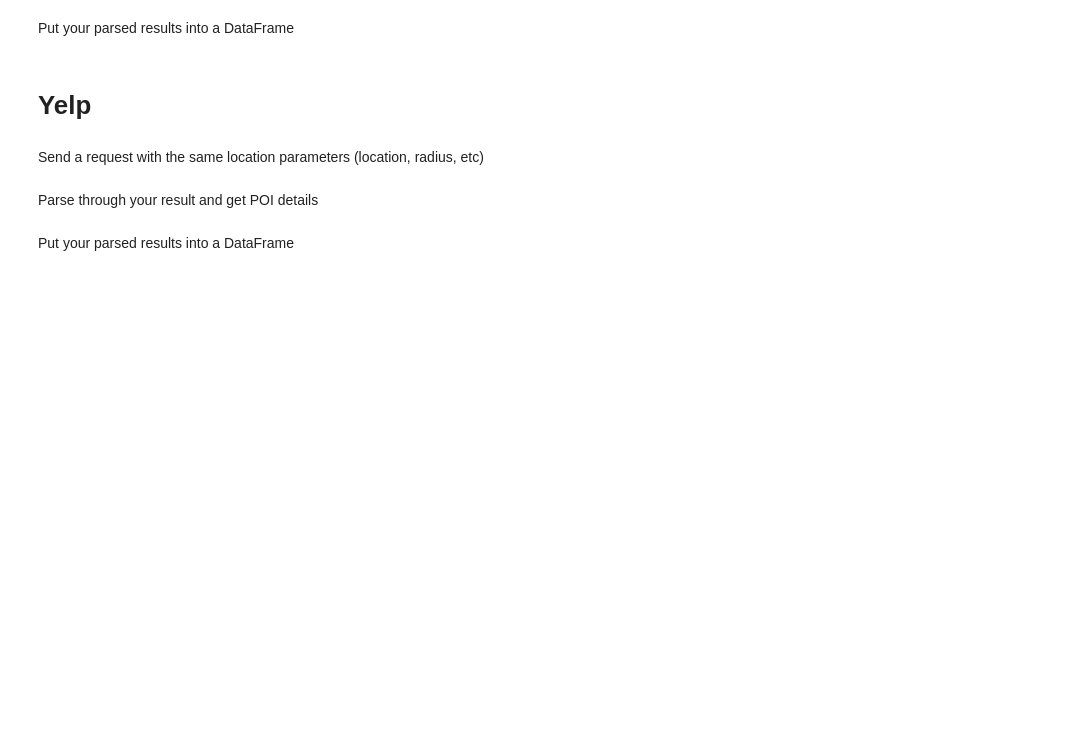
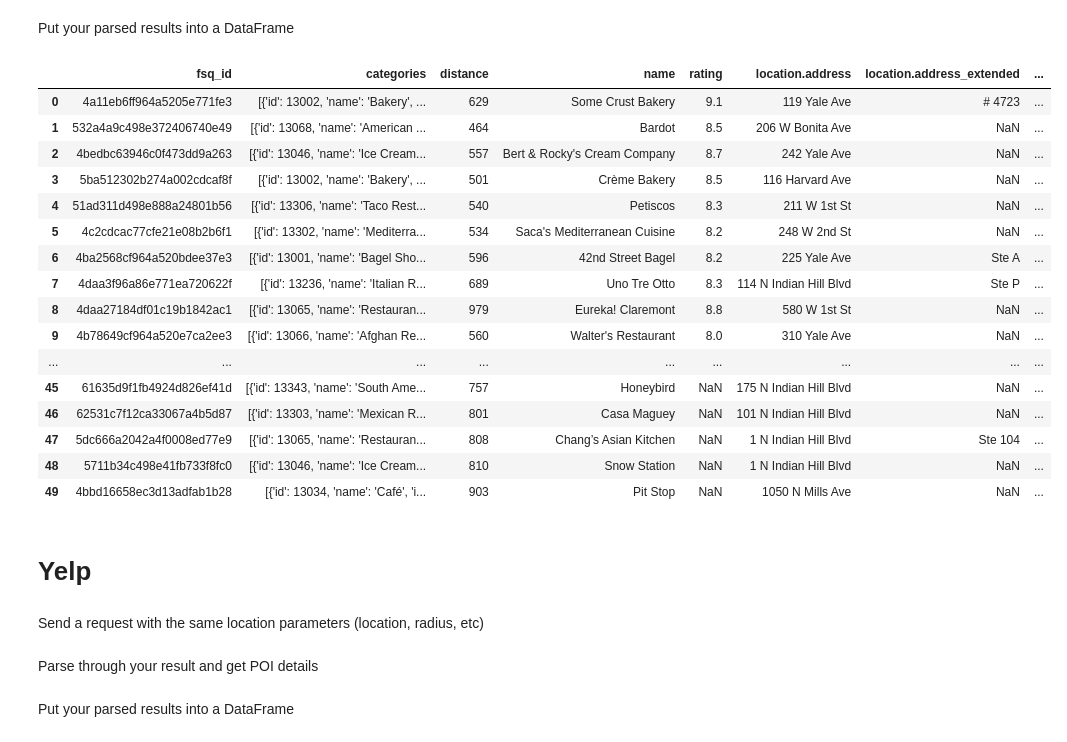
Before and after one commit to timothymhowe/m-project2, a Jupyter notebook: notebooks/EDA.ipynb, the cells around one changed output. Drawn from its saved outputs; the diff is of its cells as text; code cells hidden in the pictures; blank space fills up the shorter version.

```diff
--- a/notebooks/EDA.ipynb
+++ b/notebooks/EDA.ipynb
@@ -65,9 +95,30 @@ with fsq_place_query(get_coords_str(the_place)) as fsq_response:
 # %% [markdown]
 Put your parsed results into a DataFrame
 # %%
-context_df = json_normalize(fsq_data['context'])
-main_df = json_normalize(fsq_data,"results",meta=[['context','geo_bounds','circle',],['context','geo_bounds','circle','center']],errors='ignore')
-category_df = json_normalize(fsq_data['results'],"categories",meta=["fsq_id","name"], meta_prefix='place_', errors='ignore')
+fsq_df_context = json_normalize(fsq_data['context'])
+# fsq_df_main = json_normalize(fsq_data,"results",meta=[['context','geo_bounds','circle',],['context','geo_bounds','circle','center']],errors='ignore')
+fsq_df_main = json_normalize(fsq_data,"results",errors='ignore')
+fsq_df_category = json_normalize(fsq_data['results'],"categories",meta=["fsq_id","name"], meta_prefix='place_', errors='ignore')
+
+fsq_df_main
+# %% [output]
+|  | fsq_id | categories | distance | name | rating | location.address | location.address_extended | ... |
+| 0 | 4a11eb6ff964a5205e771fe3 | [{'id': 13002, 'name': 'Bakery', ... | 629 | Some Crust Bakery | 9.1 | 119 Yale Ave | # 4723 | ... |
+| 1 | 532a4a9c498e372406740e49 | [{'id': 13068, 'name': 'American ... | 464 | Bardot | 8.5 | 206 W Bonita Ave | NaN | ... |
+| 2 | 4bedbc63946c0f473dd9a263 | [{'id': 13046, 'name': 'Ice Cream... | 557 | Bert & Rocky's Cream Company | 8.7 | 242 Yale Ave | NaN | ... |
+| 3 | 5ba512302b274a002cdcaf8f | [{'id': 13002, 'name': 'Bakery', ... | 501 | Crème Bakery | 8.5 | 116 Harvard Ave | NaN | ... |
+| 4 | 51ad311d498e888a24801b56 | [{'id': 13306, 'name': 'Taco Rest... | 540 | Petiscos | 8.3 | 211 W 1st St | NaN | ... |
+| 5 | 4c2cdcac77cfe21e08b2b6f1 | [{'id': 13302, 'name': 'Mediterra... | 534 | Saca's Mediterranean Cuisine | 8.2 | 248 W 2nd St | NaN | ... |
+| 6 | 4ba2568cf964a520bdee37e3 | [{'id': 13001, 'name': 'Bagel Sho... | 596 | 42nd Street Bagel | 8.2 | 225 Yale Ave | Ste A | ... |
+| 7 | 4daa3f96a86e771ea720622f | [{'id': 13236, 'name': 'Italian R... | 689 | Uno Tre Otto | 8.3 | 114 N Indian Hill Blvd | Ste P | ... |
+| 8 | 4daa27184df01c19b1842ac1 | [{'id': 13065, 'name': 'Restauran... | 979 | Eureka! Claremont | 8.8 | 580 W 1st St | NaN | ... |
+| 9 | 4b78649cf964a520e7ca2ee3 | [{'id': 13066, 'name': 'Afghan Re... | 560 | Walter's Restaurant | 8.0 | 310 Yale Ave | NaN | ... |
+| ... | ... | ... | ... | ... | ... | ... | ... | ... |
+| 45 | 61635d9f1fb4924d826ef41d | [{'id': 13343, 'name': 'South Ame... | 757 | Honeybird | NaN | 175 N Indian Hill Blvd | NaN | ... |
+| 46 | 62531c7f12ca33067a4b5d87 | [{'id': 13303, 'name': 'Mexican R... | 801 | Casa Maguey | NaN | 101 N Indian Hill Blvd | NaN | ... |
+| 47 | 5dc666a2042a4f0008ed77e9 | [{'id': 13065, 'name': 'Restauran... | 808 | Chang’s Asian Kitchen | NaN | 1 N Indian Hill Blvd | Ste 104 | ... |
+| 48 | 5711b34c498e41fb733f8fc0 | [{'id': 13046, 'name': 'Ice Cream... | 810 | Snow Station | NaN | 1 N Indian Hill Blvd | NaN | ... |
+| 49 | 4bbd16658ec3d13adfab1b28 | [{'id': 13034, 'name': 'Café', 'i... | 903 | Pit Stop | NaN | 1050 N Mills Ave | NaN | ... |
 # %% [markdown]
 # Yelp
 # %% [markdown]
```
Also changed, not shown: parts of 16 cells of this notebook, 1 other file.
